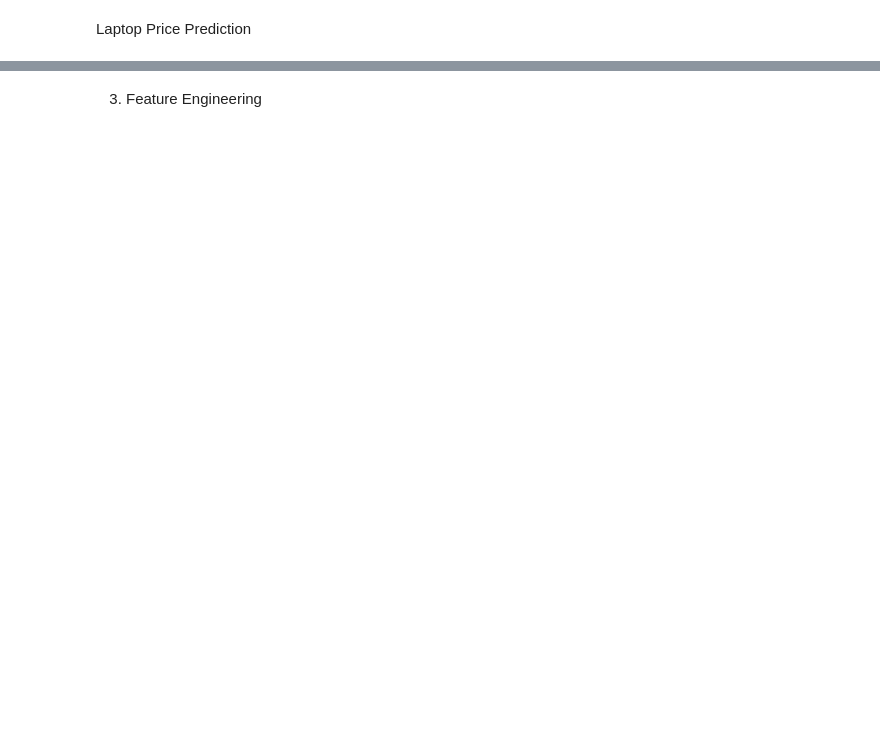
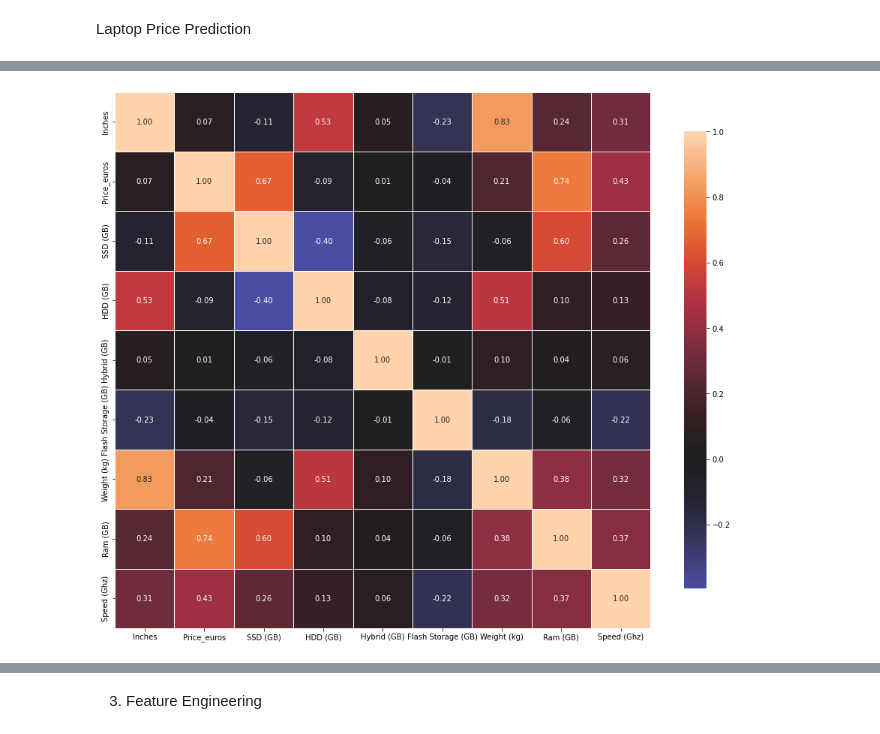
Before and after one commit to msak1612/Laptop-Price-Prediction, a Jupyter notebook: Laptop_price_prediction/laptop_price_prediction.ipynb, the cells around one changed output, grey strips where cells are left out. Drawn from its saved outputs; the diff is of its cells as text; code cells hidden in the pictures; blank space fills up the shorter version.

```diff
--- a/Laptop_price_prediction/laptop_price_prediction.ipynb
+++ b/Laptop_price_prediction/laptop_price_prediction.ipynb
@@ -243,0 +18,26 @@ Name: Price_euros, dtype: float64
+# %%
+#2. Cleaning and Organizing Data
+def update_storage(x):
+    storages=x['Memory'].split('+')
+    for storage in storages:
+        storage=storage.strip( ).split(' ',1)
+        x[storage[1]+' (GB)']+=float(storage[0].replace('GB','')) if 'GB' in storage[0] else float(storage[0].replace('TB',''))*1024
+    return x
+
+full_data['SSD (GB)']=full_data['HDD (GB)']=full_data['Hybrid (GB)']=full_data['Flash Storage (GB)']=0
+full_data=full_data.apply(update_storage,axis=1)
+# %%
+# Convert weight, ram to numeric and derive speed from cpu
+full_data['Weight (kg)']=pd.to_numeric(full_data['Weight'].apply(lambda x: (x.replace('kg',''))))
+full_data['Ram (GB)']=pd.to_numeric(full_data['Ram'].apply(lambda x: (x.replace('GB',''))))
+full_data['Speed (Ghz)']=pd.to_numeric(full_data['Cpu'].apply(lambda x: (x.split()[-1].replace('GHz',''))))
+# %%
+# Remove speed from cpu
+import re
+regex_cpu = re.compile(r'([A-Z\d]+[A-Za-z\d\-]+)$')
+full_data['Cpu']=full_data['Cpu'].str.split(' ').str[0:-1].apply(' '.join).str.replace(regex_cpu,'', regex=True)
+# %%
+# Rename and Drop processed columns
+full_data['Resolution']=full_data['ScreenResolution']
+full_data.drop(columns=['laptop_ID','Weight','Ram','Memory','ScreenResolution'],inplace=True)
+full_data.head()
@@ -243,0 +56,12 @@ Name: Price_euros, dtype: float64
+# %%
+import seaborn as sb
+def correlation_heatmap(train):
+    correlations = train.corr(method='pearson')
+
+    fig, ax = plt.subplots(figsize=(16,16))
+    sb.heatmap(correlations, vmax=1.0, center=0, fmt='.2f', square=True, linewidths=.5, annot=True, cbar_kws={"shrink":.70})
+    plt.show()
+
+correlation_heatmap(full_data)
+# %% [output]
+[figure, added]
```
Also changed, not shown: parts of 53 cells of this notebook, 3 other files.
